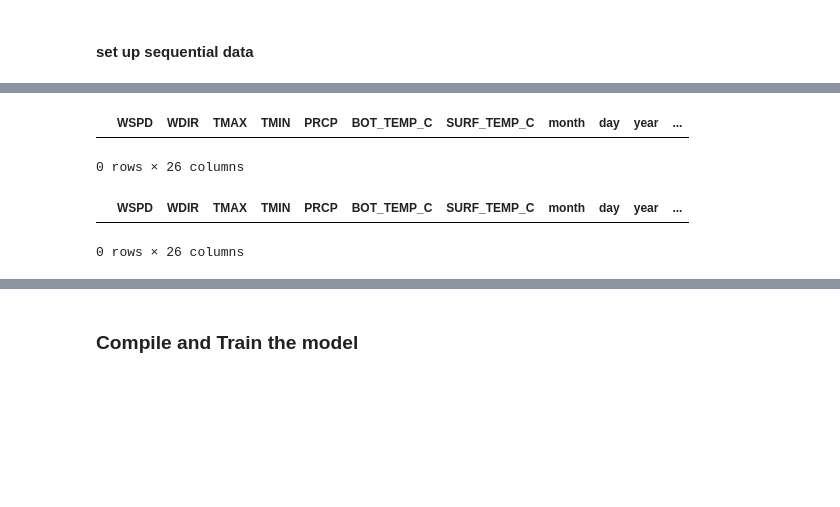
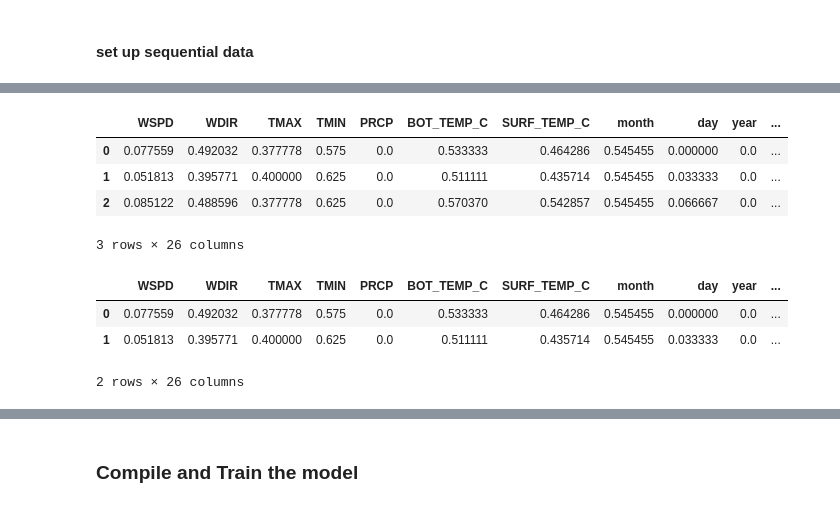
Before and after one commit to spencercody/scripps-water-temp, a Jupyter notebook: src/modeling/notebooks/05-rnn - 2.ipynb, the cells around one changed output, grey strips where cells are left out. Saved outputs shown, nothing was run; the diff lists cells and outputs as text; code cells hidden in the pictures; blank space fills up the shorter version.

```diff
--- a/src/modeling/notebooks/05-rnn - 2.ipynb
+++ b/src/modeling/notebooks/05-rnn - 2.ipynb
@@ -91,5 +103,6 @@ df_date = recreate_date_column(train_X_df, scaler)
 # %%
-train_df['date'] = df_date
+df_date = recreate_date_column(val_X_df, scaler)
+val_df['date'] = df_date
 # %%
 train_df.head(2)
 # %% [output]
@@ -99,8 +112,11 @@ train_df.head(2)
 2 rows × 26 columns
 # %%
-train_df[train_df.target.isnull()]
+val_df.head(3)
 # %% [output]
 |  | WSPD | WDIR | TMAX | TMIN | PRCP | BOT_TEMP_C | SURF_TEMP_C | month | day | year | ... |
+| 0 | 0.077559 | 0.492032 | 0.377778 | 0.575 | 0.0 | 0.533333 | 0.464286 | 0.545455 | 0.000000 | 0.0 | ... |
+| 1 | 0.051813 | 0.395771 | 0.400000 | 0.625 | 0.0 | 0.511111 | 0.435714 | 0.545455 | 0.033333 | 0.0 | ... |
+| 2 | 0.085122 | 0.488596 | 0.377778 | 0.625 | 0.0 | 0.570370 | 0.542857 | 0.545455 | 0.066667 | 0.0 | ... |
-0 rows × 26 columns
+3 rows × 26 columns
 # %%
 train_dfs = create_split_dfs(train_df)
@@ -107,9 +125,10 @@ train_dfs = create_split_dfs(train_df)
-# %%
-df = train_dfs[1]
-df[df.target.isnull()]
-# %% [output]
-|  | WSPD | WDIR | TMAX | TMIN | PRCP | BOT_TEMP_C | SURF_TEMP_C | month | day | year | ... |
-0 rows × 26 columns
+# %%
+val_dfs[0].head(2)
+# %% [output]
+|  | WSPD | WDIR | TMAX | TMIN | PRCP | BOT_TEMP_C | SURF_TEMP_C | month | day | year | ... |
+| 0 | 0.077559 | 0.492032 | 0.377778 | 0.575 | 0.0 | 0.533333 | 0.464286 | 0.545455 | 0.000000 | 0.0 | ... |
+| 1 | 0.051813 | 0.395771 | 0.400000 | 0.625 | 0.0 | 0.511111 | 0.435714 | 0.545455 | 0.033333 | 0.0 | ... |
+2 rows × 26 columns
 # %%
 def setup_seq_data_df_list(data_dfs: list[pd.DataFrame],
                            seq_size: int,
```
Also changed, not shown: parts of 43 cells of this notebook, 20 other files.
